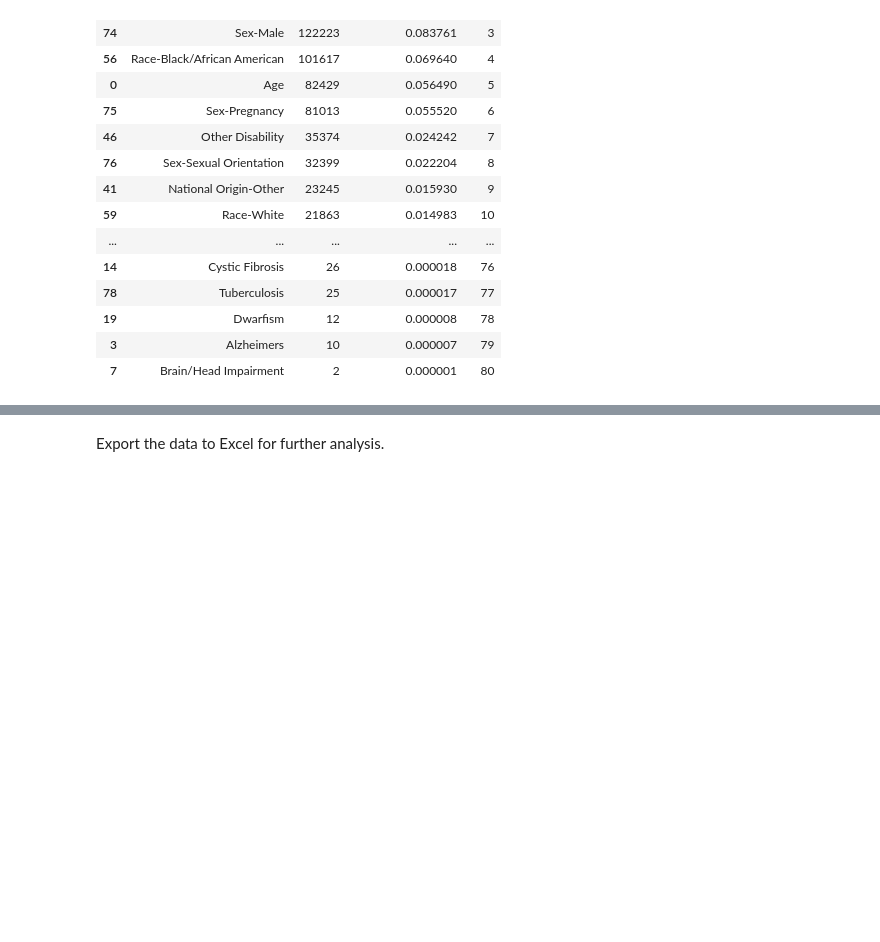
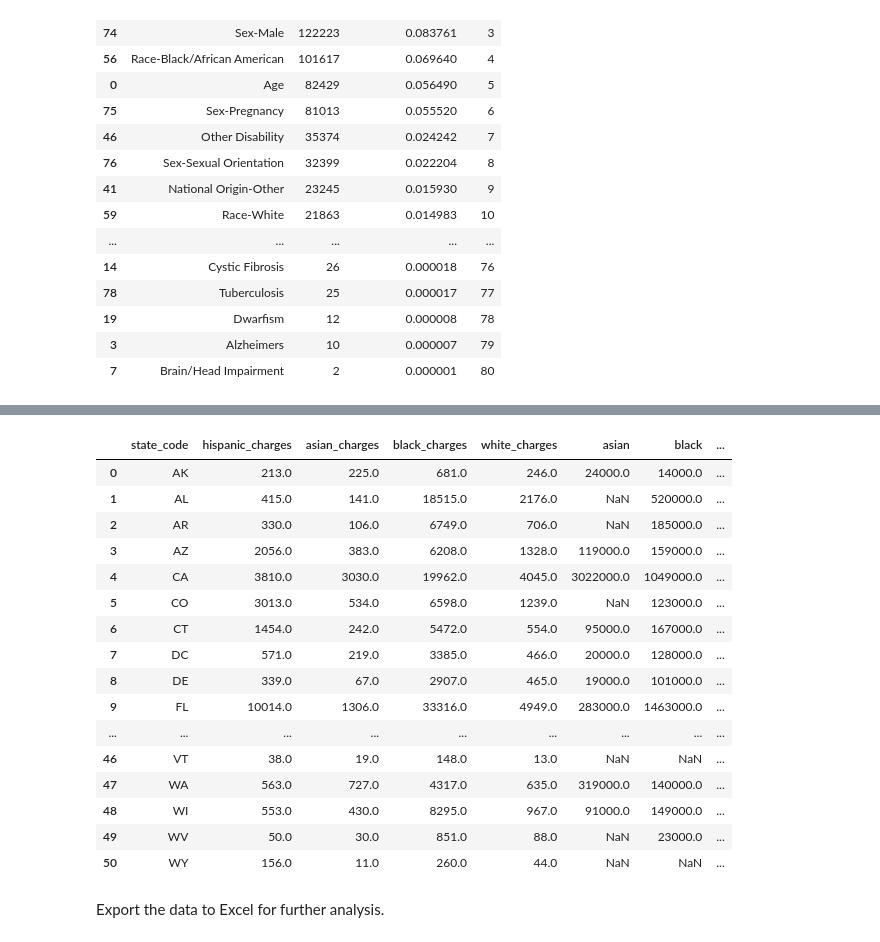
Before and after one commit to PublicI/employment-discrimination, a Jupyter notebook: employment-discrimination.ipynb, the cells around one changed output, grey strips where cells are left out. Saved outputs shown, nothing was run; the diff lists cells and outputs as text; code cells hidden in the pictures; blank space fills up the shorter version.

Commit message:
Added analysis
Compared the proportion of a state's complaints to the demographic breakdown of its workforce.

```diff
--- a/employment-discrimination.ipynb
+++ b/employment-discrimination.ipynb
@@ -477,0 +553,7 @@ gender_discrimination_bases.sort_values("percent_of_charges", ascending=False)
+# %%
+race_basis_charges = race_basis_charges[(race_basis_charges["basis"] != "Race-American Indian/Alaska Native") &
+                                        (race_basis_charges["basis"] != "Race-Asian/Pacific Islander - Obsolete") &
+                                        (race_basis_charges["basis"] != "Race-Bi-Racial/Multi-Racial") &
+                                        (race_basis_charges["basis"] != "Race-Native Hawaiian/Pacific Islander") &
+                                        (race_basis_charges["basis"] != "Race-Other - Obsolete")]
+race_basis_charges.info()
@@ -477,0 +580,4 @@ gender_discrimination_bases.sort_values("percent_of_charges", ascending=False)
+# %%
+race_basis_charges_pivoted = race_basis_charges.pivot(index="state_code", columns="basis", values="count")
+race_basis_charges_pivoted.reset_index(inplace=True)
+race_basis_charges_pivoted.info()
@@ -477,0 +606,3 @@ gender_discrimination_bases.sort_values("percent_of_charges", ascending=False)
+# %%
+race_basis_charges_demos = race_basis_charges_pivoted.merge(state_demos, left_on="state_code", right_on="state_abbreviation")
+race_basis_charges_demos.info()
@@ -477,0 +641,8 @@ gender_discrimination_bases.sort_values("percent_of_charges", ascending=False)
+# %%
+race_basis_charges_demos["hispanic_charges_per_thousand"] = (race_basis_charges_demos["National Origin-Hispanic"] / race_basis_charges_demos["hispanic_ethnicity_any_race"]) * 1000
+race_basis_charges_demos["asian_charges_per_thousand"] = (race_basis_charges_demos["Race-Asian"] / race_basis_charges_demos["asian"]) * 1000
+race_basis_charges_demos["black_charges_per_thousand"] = (race_basis_charges_demos["Race-Black/African American"] / race_basis_charges_demos["black"]) * 1000
+race_basis_charges_demos["white_charges_per_thousand"] = (race_basis_charges_demos["Race-White"] / race_basis_charges_demos["white"]) * 1000
+race_basis_charges_demos.rename(columns={"National Origin-Hispanic": "hispanic_charges", "Race-Asian": "asian_charges", "Race-Black/African American": "black_charges", "Race-White": "white_charges"}, inplace=True)
+race_basis_charges_demos.drop("state_abbreviation", axis=1, inplace=True)
+race_basis_charges_demos.info()
@@ -478,3 +667,23 @@ gender_discrimination_bases.sort_values("percent_of_charges", ascending=False)
+# %%
+race_basis_charges_demos
+# %% [output]
+|  | state_code | hispanic_charges | asian_charges | black_charges | white_charges | asian | black | ... |
+| 0 | AK | 213.0 | 225.0 | 681.0 | 246.0 | 24000.0 | 14000.0 | ... |
+| 1 | AL | 415.0 | 141.0 | 18515.0 | 2176.0 | NaN | 520000.0 | ... |
+| 2 | AR | 330.0 | 106.0 | 6749.0 | 706.0 | NaN | 185000.0 | ... |
+| 3 | AZ | 2056.0 | 383.0 | 6208.0 | 1328.0 | 119000.0 | 159000.0 | ... |
+| 4 | CA | 3810.0 | 3030.0 | 19962.0 | 4045.0 | 3022000.0 | 1049000.0 | ... |
+| 5 | CO | 3013.0 | 534.0 | 6598.0 | 1239.0 | NaN | 123000.0 | ... |
+| 6 | CT | 1454.0 | 242.0 | 5472.0 | 554.0 | 95000.0 | 167000.0 | ... |
+| 7 | DC | 571.0 | 219.0 | 3385.0 | 466.0 | 20000.0 | 128000.0 | ... |
+| 8 | DE | 339.0 | 67.0 | 2907.0 | 465.0 | 19000.0 | 101000.0 | ... |
+| 9 | FL | 10014.0 | 1306.0 | 33316.0 | 4949.0 | 283000.0 | 1463000.0 | ... |
+| ... | ... | ... | ... | ... | ... | ... | ... | ... |
+| 46 | VT | 38.0 | 19.0 | 148.0 | 13.0 | NaN | NaN | ... |
+| 47 | WA | 563.0 | 727.0 | 4317.0 | 635.0 | 319000.0 | 140000.0 | ... |
+| 48 | WI | 553.0 | 430.0 | 8295.0 | 967.0 | 91000.0 | 149000.0 | ... |
+| 49 | WV | 50.0 | 30.0 | 851.0 | 88.0 | NaN | 23000.0 | ... |
+| 50 | WY | 156.0 | 11.0 | 260.0 | 44.0 | NaN | NaN | ... |
 # %% [markdown]
 Export the data to Excel for further analysis.
 # %%
```
Also changed, not shown: parts of 20 cells of this notebook.
